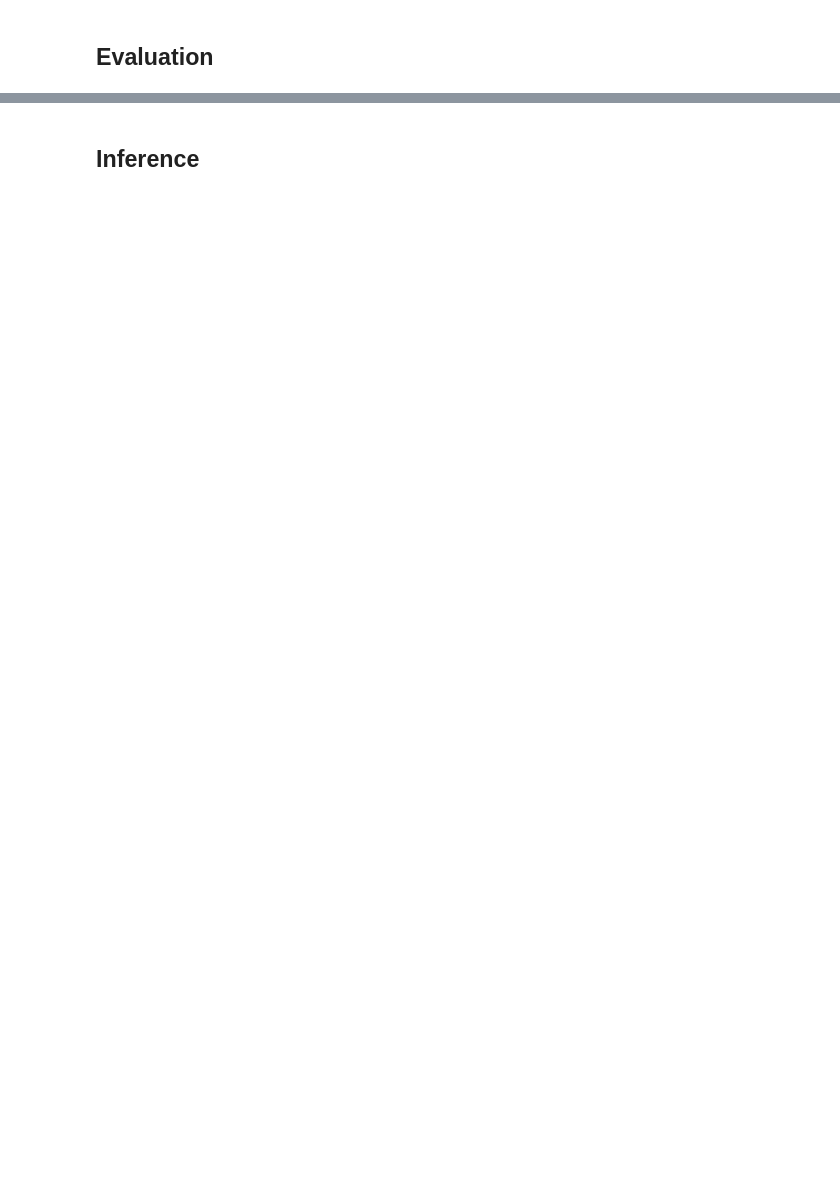
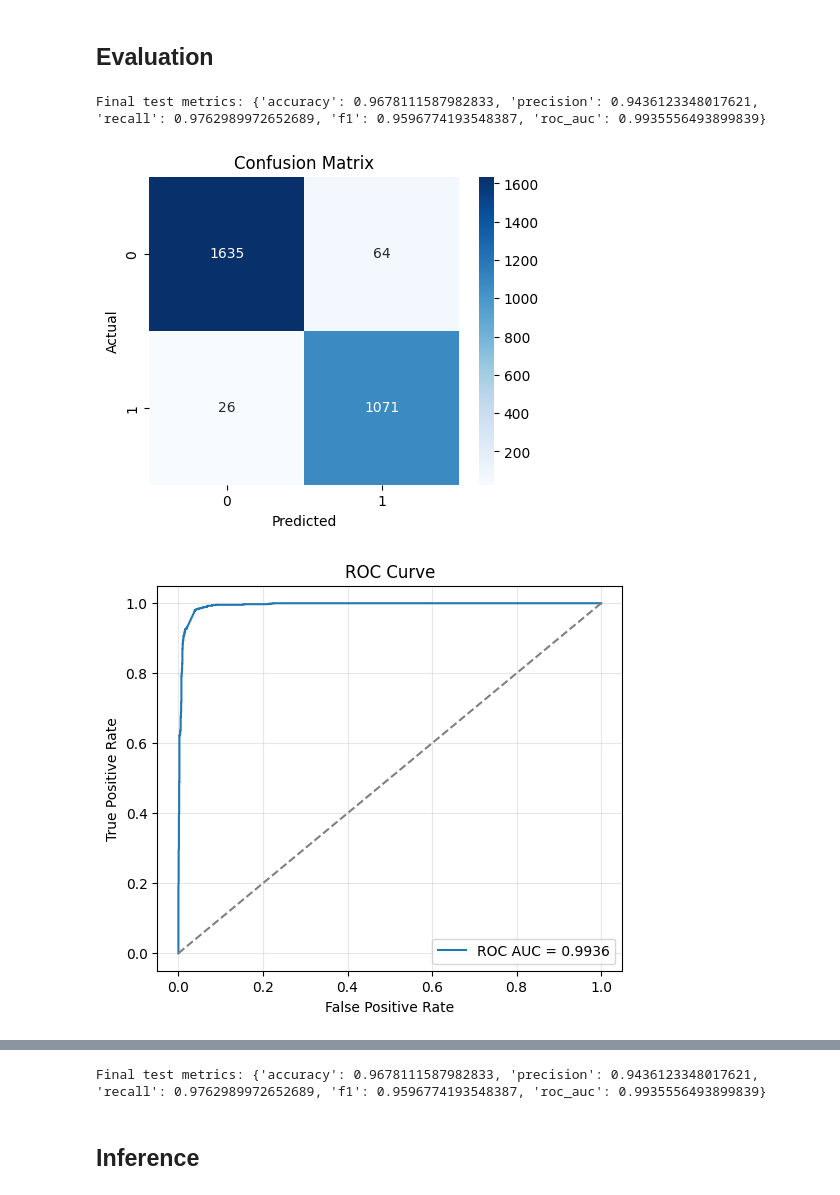
Before and after one commit to enricoferraiolo/PED, a Jupyter notebook: main.ipynb, the cells around one changed output, grey strips where cells are left out. Cells and saved outputs as stored; diff of their text form; code cells hidden in the pictures; blank space fills up the shorter version.

```diff
--- a/main.ipynb
+++ b/main.ipynb
@@ -338,2 +492,67 @@ KeyboardInterrupt:
 # %% [markdown]
 ## Evaluation
+# %%
+import torch
+import matplotlib.pyplot as plt
+import seaborn as sns
+from sklearn.metrics import (
+    roc_curve, precision_recall_curve, confusion_matrix
+)
+
+# Load best model
+ckpt = torch.load(WEIGHTS_FILE_PATH, map_location=DEVICE, weights_only=False)
+model.load_state_dict(ckpt["model_state"])
+scaler = ckpt["scaler"]
+stoi = ckpt["stoi"]
+itos = ckpt["itos"]
+
+# Evaluate on test set
+trues_test, probs_test, test_loss = eval_model(model, test_loader, criterion)
+test_metrics = compute_metrics(trues_test, probs_test)
+print("Final test metrics:", test_metrics)
+
+# Confusion Matrix
+cm = confusion_matrix(trues_test, (probs_test[:, 1] >= 0.5).astype(int))
+plt.figure(figsize=(5,4))
+sns.heatmap(cm, annot=True, fmt="d", cmap="Blues")
+plt.xlabel("Predicted")
+plt.ylabel("Actual")
+plt.title("Confusion Matrix")
+plt.show()
+
+# ROC Curve
+fpr, tpr, _ = roc_curve(trues_test, probs_test[:, 1])
+roc_auc = test_metrics["roc_auc"]
+plt.figure(figsize=(6,5))
+plt.plot(fpr, tpr, label=f'ROC AUC = {roc_auc:.4f}')
+plt.plot([0,1], [0,1], '--', color='gray')
+plt.xlabel("False Positive Rate")
+plt.ylabel("True Positive Rate")
+plt.title("ROC Curve")
+plt.legend()
+plt.grid(alpha=0.3)
+plt.show()
+
+# Precision-Recall Curve
+precision, recall, _ = precision_recall_curve(trues_test, probs_test[:, 1])
+plt.figure(figsize=(6,5))
+plt.plot(recall, precision)
+plt.xlabel("Recall")
+plt.ylabel("Precision")
+plt.title("Precision-Recall Curve")
+plt.grid(alpha=0.3)
+plt.show()
+
+# Probability Distribution by Class
+plt.figure(figsize=(6,4))
+plt.hist(probs_test[trues_test==0, 1], bins=50, alpha=0.6, label="Safe")
+plt.hist(probs_test[trues_test==1, 1], bins=50, alpha=0.6, label="Phishing")
+plt.xlabel("Predicted Probability")
+plt.ylabel("Count")
+plt.title("Probability Distribution by Class")
+plt.legend()
+plt.show()
+# %% [output]
+Final test metrics: {'accuracy': 0.9678111587982833, 'precision': 0.9436123348017621, 'recall': 0.9762989972652689, 'f1': 0.9596774193548387, 'roc_auc': 0.9935556493899839}
+[figure, added]
+[figure, added]
@@ -340,9 +561,15 @@ KeyboardInterrupt:
 # %%
-ckpt = torch.load("best_phish_model.pth", map_location=DEVICE)
+ckpt = torch.load(WEIGHTS_FILE_PATH, map_location=DEVICE, weights_only=False)
 model.load_state_dict(ckpt["model_state"])
-trues_test, probs_test = eval_model(model, test_loader)
+scaler = ckpt["scaler"]
+stoi = ckpt["stoi"]
+itos = ckpt["itos"]
+
+trues_test, probs_test, test_loss = eval_model(model, test_loader, criterion)
 test_metrics = compute_metrics(trues_test, probs_test)
 print("Final test metrics:", test_metrics)
+# %% [output]
+Final test metrics: {'accuracy': 0.9678111587982833, 'precision': 0.9436123348017621, 'recall': 0.9762989972652689, 'f1': 0.9596774193548387, 'roc_auc': 0.9935556493899839}
 # %% [markdown]
 ## Inference
 # %%
```
Also changed, not shown: parts of 10 cells of this notebook, 3 other files.
